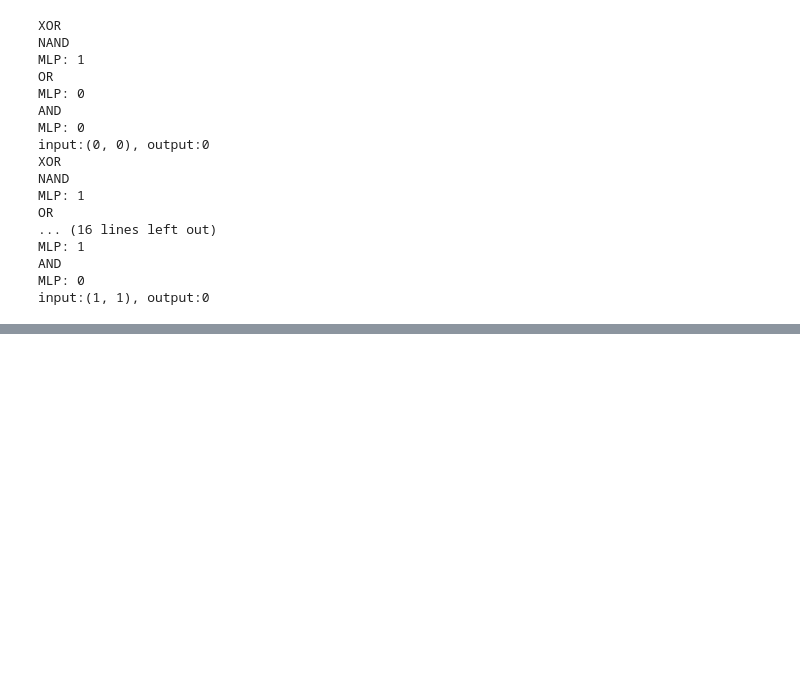
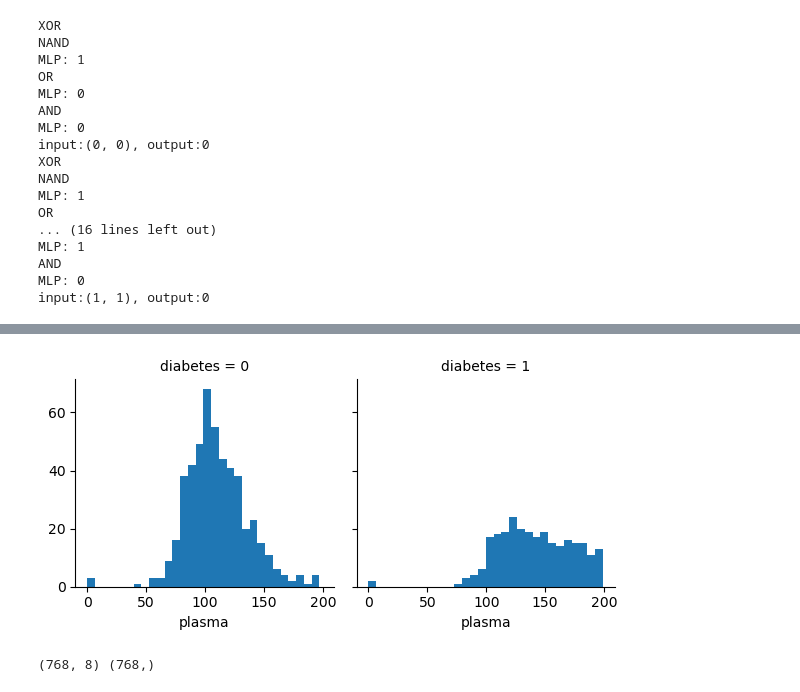
Before and after one commit to 4ix/ai_class_dl, a Jupyter notebook: 20230201.ipynb, the cells around one changed output, grey strips where cells are left out. Cells and saved outputs as stored; diff of their text form; code cells hidden in the pictures; blank space fills up the shorter version.

```diff
--- a/20230201.ipynb
+++ b/20230201.ipynb
@@ -188,0 +357,12 @@ input:(1, 1), output:0
+# %%
+grid = sns.FacetGrid(df, col='diabetes')
+grid.map(plt.hist, 'plasma', bins = 30)
+plt.show()
+# %% [output]
+[figure, added]
+# %%
+X = df.iloc[:, 0:-1]
+y = df.iloc[:, -1]
+print(X.shape, y.shape)
+# %% [output]
+(768, 8) (768,)
```
Also changed, not shown: parts of 31 cells of this notebook, 1 other file.
